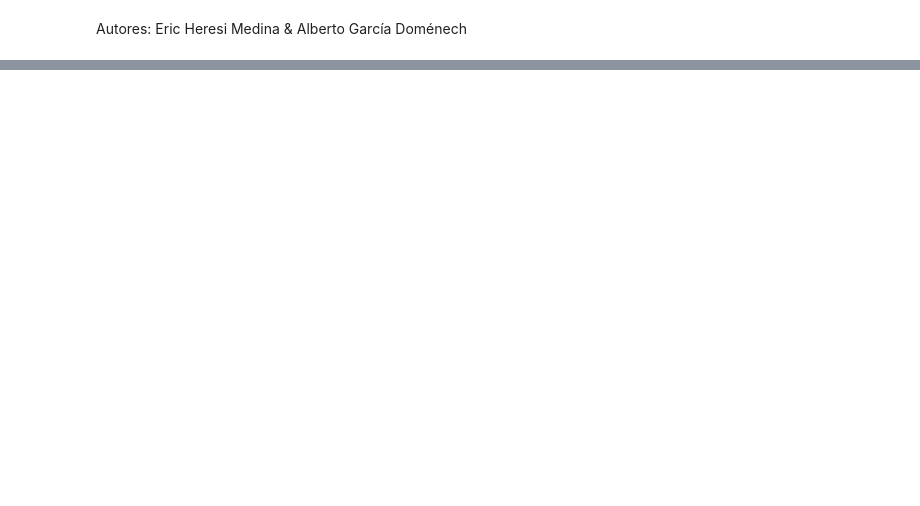
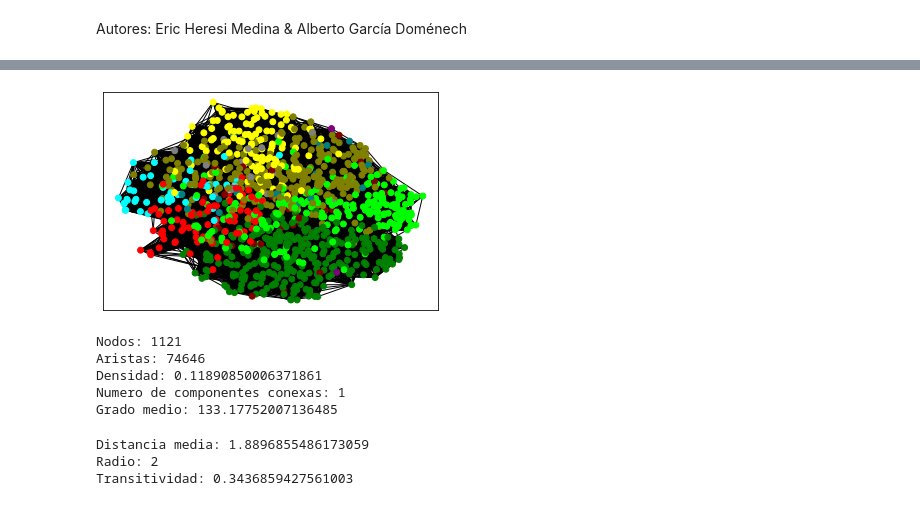
Before and after one commit to AlbertoGarciaDomenech/Practicas-SOC, a Jupyter notebook: Practica1/MarvelCharacters.ipynb, the cells around one changed output, grey strips where cells are left out. Cells and saved outputs as stored; diff of their text form; code cells hidden in the pictures; blank space fills up the shorter version.

```diff
--- a/Practica1/MarvelCharacters.ipynb
+++ b/Practica1/MarvelCharacters.ipynb
@@ -88,0 +109,45 @@ aristas['Source'][423]
+# %%
+#usando el layout de fruchterman_reingold
+sp = nx.fruchterman_reingold_layout(g)
+nx.draw_networkx(g, pos=sp, with_labels=False, node_size=35, node_color=colores)
+#plt.axes('off')
+plt.show()
+# %% [output]
+[figure, added]
+# %%
+#Numero de nodos
+N = g.number_of_nodes()
+print(f"Nodos: {N}")
+
+#Numero de aristas
+L = g.number_of_edges()
+print(f"Aristas: {L}")
+
+#Densidad: numero de aristas en relación al máximo posible de aristas con esa cantidad de nodos.
+print(f"Densidad: {nx.density(g)}")
+
+#numero de componentes conexas
+print(f"Numero de componentes conexas: {nx.number_connected_components(g)}")
+
+#Grado medio
+average_degree = 2* L / N
+print(f"Grado medio: {average_degree}")
+# %% [output]
+Nodos: 1121
+Aristas: 74646
+Densidad: 0.11890850006371861
+Numero de componentes conexas: 1
+Grado medio: 133.17752007136485
+# %%
+#distancia media entre nodos
+print(f"Distancia media: {nx.average_shortest_path_length(g)}")
+
+#radio: Valor minimo de excentricidad
+print(f"Radio: {nx.radius(g)}")
+
+#transitividad: relación de tríadas cerradas respecto al número de tríadas abiertas de la red
+print(f"Transitividad: {nx.transitivity(g)}")
+# %% [output]
+Distancia media: 1.8896855486173059
+Radio: 2
+Transitividad: 0.3436859427561003
```
Also changed, not shown: parts of 52 cells of this notebook, 18 other files.
